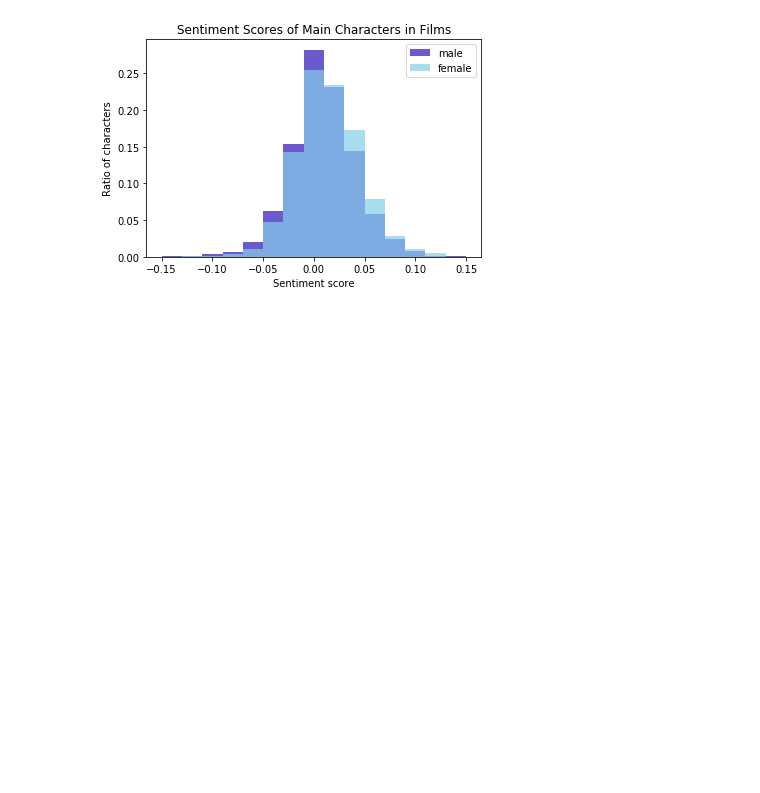
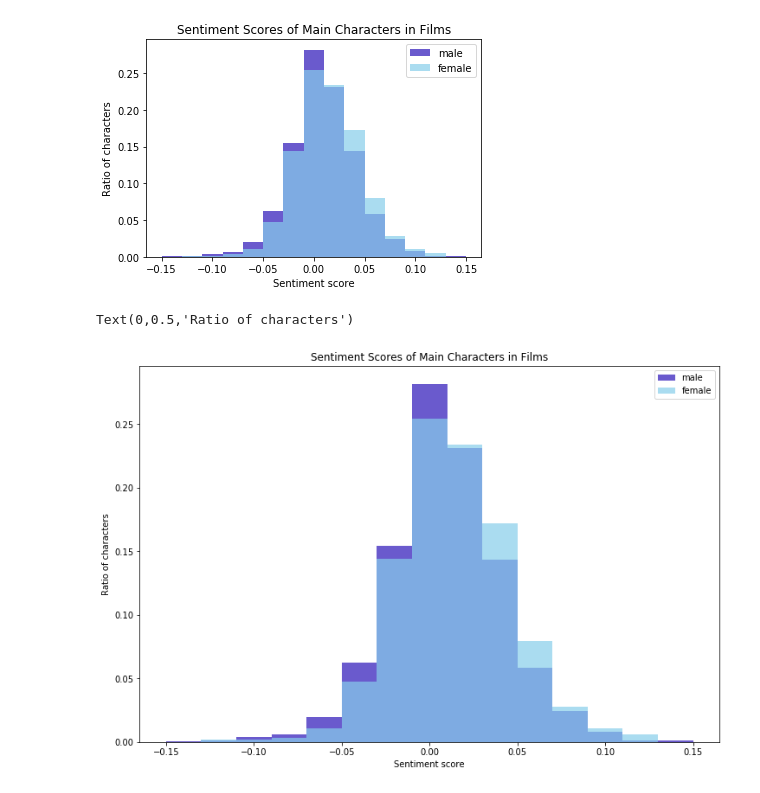
Before and after one commit to w-sheng/Film-Screenplay-Analysis, a Jupyter notebook: notebooks/analyze_characters.ipynb, the cells around one changed output. Saved outputs shown, nothing was run; the diff lists cells and outputs as text; code cells hidden in the pictures; blank space fills up the shorter version.

```diff
--- a/notebooks/analyze_characters.ipynb
+++ b/notebooks/analyze_characters.ipynb
@@ -173,3 +203,20 @@ plt.ylabel('Ratio of characters')
 plt.savefig('../plots/sentiment-distr.png')
 # %% [output]
 [figure]
+# %%
+# presentation
+fem_senti = senti_df[senti_df['gender'] == 1.0]['sentiment_score']
+male_senti = senti_df[senti_df['gender'] == 0.0]['sentiment_score']
+
+fem_weights = np.ones_like(fem_senti) / float(len(fem_senti))
+male_weights = np.ones_like(male_senti) / float(len(male_senti))
+
+male_senti.hist(bins=15, color='slateblue', figsize=(8,5), range=(-0.15, 0.15), weights=male_weights, grid=False, label='male')
+fem_senti.hist(bins=15, color='skyblue', alpha=0.7, figsize=(12,8), range=(-0.15, 0.15), weights=fem_weights, grid=False, label='female')
+plt.legend()
+plt.title('Sentiment Scores of Main Characters in Films')
+plt.xlabel('Sentiment score')
+plt.ylabel('Ratio of characters')
+# %% [output]
+Text(0,0.5,'Ratio of characters')
+[figure, added]
```
Also changed, not shown: parts of 8 cells of this notebook, 26 other files.
